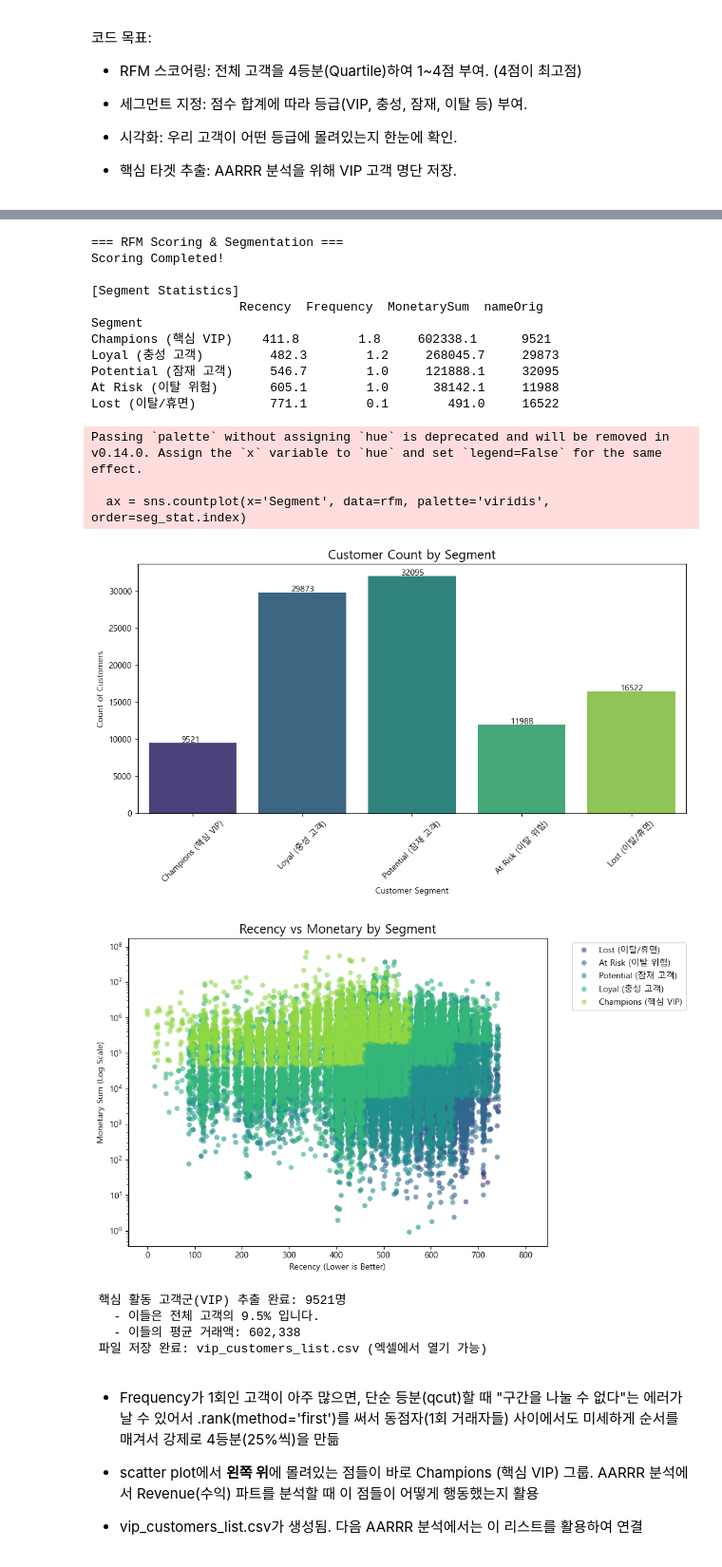
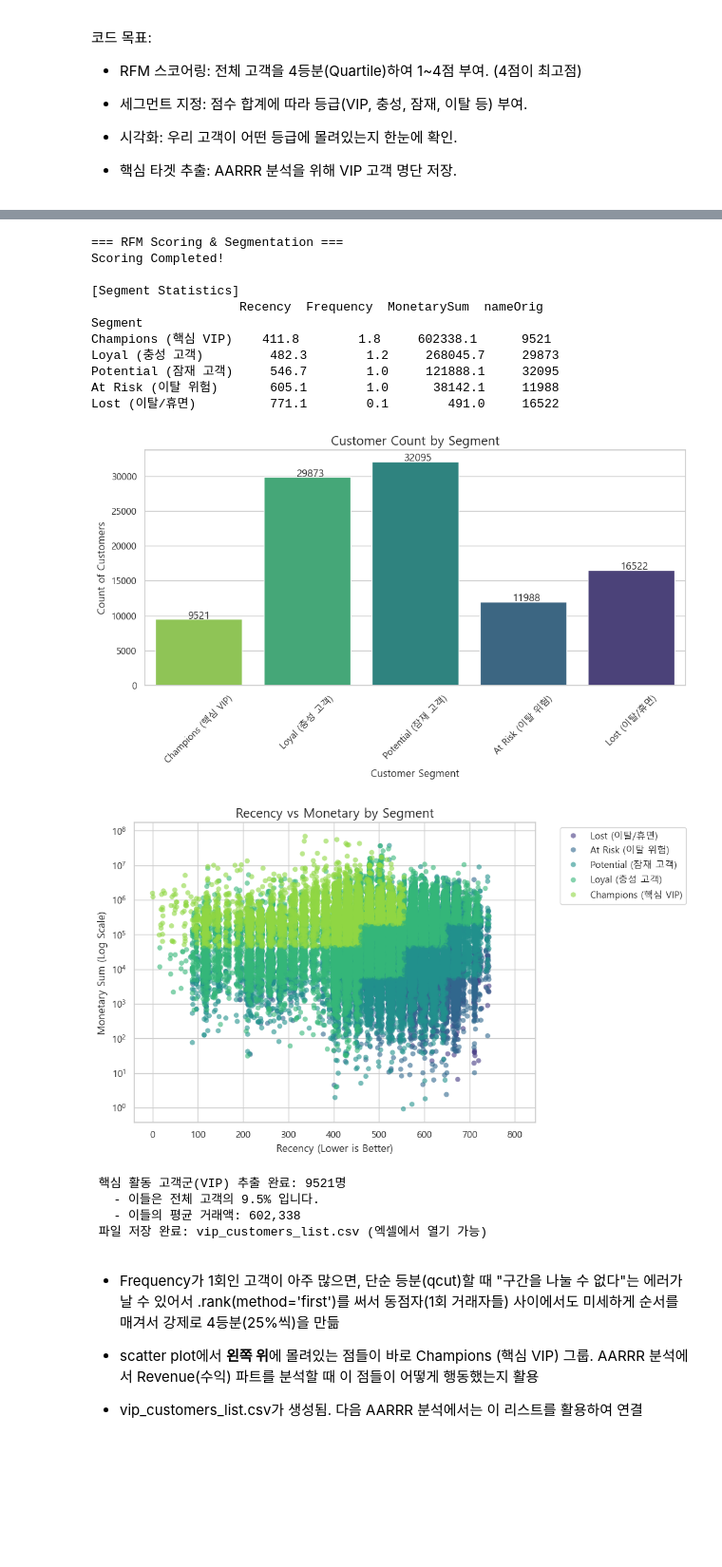
Before and after one commit to seonu-lee/portfolio, a Jupyter notebook: Tave_PaySim/src/RFM.ipynb, the cells around one changed output, grey strips where cells are left out. Shown at 95% size. Cells and saved outputs as stored; diff of their text form; code cells hidden in the pictures; blank space fills up the shorter version.

```diff
--- a/Tave_PaySim/src/RFM.ipynb
+++ b/Tave_PaySim/src/RFM.ipynb
@@ -246,10 +246,9 @@ Saved: rfm_sqlite_result.csv
 
 - 핵심 타겟 추출: AARRR 분석을 위해 VIP 고객 명단 저장.
 # %%
-# 윈도우 기본 한글 폰트인 '맑은 고딕' 설정
-plt.rc('font', family='Malgun Gothic')
-
-# 마이너스(-) 기호가 깨지는 현상 방지
+# 시각화 스타일 설정
+import matplotlib.pyplot as plt
+import seaborn as sns
+sns.set_theme(style="whitegrid")
+plt.rcParams['font.family'] = 'Malgun Gothic' # Windows 한글 깨짐 방지
 plt.rcParams['axes.unicode_minus'] = False
-
-print("✅ Windows 한글 폰트(맑은 고딕) 설정 완료!")
@@ -258,6 +255,4 @@ print("✅ Windows 한글 폰트(맑은 고딕) 설정 완료!")
 # %%
-# ... (이전 코드의 rfm 데이터프레임이 있다고 가정) ...
-
 # =========================
 # 1) RFM 스코어링 (1~4점 척도)
 # =========================
@@ -314,7 +309,7 @@ import seaborn as sns
 
 # 3-1. 등급별 고객 수 (Bar Chart)
 plt.figure(figsize=(10, 6))
-ax = sns.countplot(x='Segment', data=rfm, palette='viridis', order=seg_stat.index)
+ax = sns.countplot(x='Segment', data=rfm, hue='Segment', palette='viridis', order=seg_stat.index)
 plt.title("Customer Count by Segment", fontsize=15)
 plt.xlabel("Customer Segment")
 plt.ylabel("Count of Customers")
@@ -345,42 +340,39 @@ plt.xlabel("Recency (Lower is Better)")
 plt.ylabel("Monetary Sum (Log Scale)")
 plt.legend(bbox_to_anchor=(1.05, 1), loc=2) # 범례 밖으로 뺌
 plt.tight_layout()
 plt.show()
 
 # =========================
 # 4) 다음 분석(AARRR)을 위한 데이터 추출
 # =========================
 # 'Champions' 그룹만 따로 뽑아서 저장
 vip_customers = rfm[rfm['Segment'] == 'Champions (핵심 VIP)']
 
 print(f"\n 핵심 활동 고객군(VIP) 추출 완료: {len(vip_customers)}명")
 print(f"   - 이들은 전체 고객의 {len(vip_customers)/len(rfm)*100:.1f}% 입니다.")
 print(f"   - 이들의 평균 거래액: {vip_customers['MonetarySum'].mean():,.0f}")
 
 # 윈도우 엑셀에서 한글 안 깨지게 저장 (utf-8-sig 중요!)
 vip_customers.to_csv("vip_customers_list.csv", index=False, encoding='utf-8-sig')
 print(" 파일 저장 완료: vip_customers_list.csv (엑셀에서 열기 가능)")
 # %% [output]
 === RFM Scoring & Segmentation ===
 Scoring Completed!
 
 [Segment Statistics]
                     Recency  Frequency  MonetarySum  nameOrig
 Segment
 Champions (핵심 VIP)    411.8        1.8     602338.1      9521
 Loyal (충성 고객)         482.3        1.2     268045.7     29873
 Potential (잠재 고객)     546.7        1.0     121888.1     32095
 At Risk (이탈 위험)       605.1        1.0      38142.1     11988
 Lost (이탈/휴면)          771.1        0.1        491.0     16522
-Passing `palette` without assigning `hue` is deprecated and will be removed in v0.14.0. Assign the `x` variable to `hue` and set `legend=False` for the same effect.
-
-  ax = sns.countplot(x='Segment', data=rfm, palette='viridis', order=seg_stat.index)
-[figure, old version]
+[figure, new version]
-[figure, old version]
+[figure, new version]
- 핵심 활동 고객군(VIP) 추출 완료: 9521명
-   - 이들은 전체 고객의 9.5% 입니다.
-   - 이들의 평균 거래액: 602,338
- 파일 저장 완료: vip_customers_list.csv (엑셀에서 열기 가능)
+ 핵심 활동 고객군(VIP) 추출 완료: 9521명
+   - 이들은 전체 고객의 9.5% 입니다.
+   - 이들의 평균 거래액: 602,338
+ 파일 저장 완료: vip_customers_list.csv (엑셀에서 열기 가능)
 # %% [markdown]
 - Frequency가 1회인 고객이 아주 많으면, 단순 등분(qcut)할 때 "구간을 나눌 수 없다"는 에러가 날 수 있어서 .rank(method='first')를 써서 동점자(1회 거래자들) 사이에서도 미세하게 순서를 매겨서 강제로 4등분(25%씩)을 만듦
 
```
Also changed, not shown: parts of 6 cells of this notebook, 5 other files.
